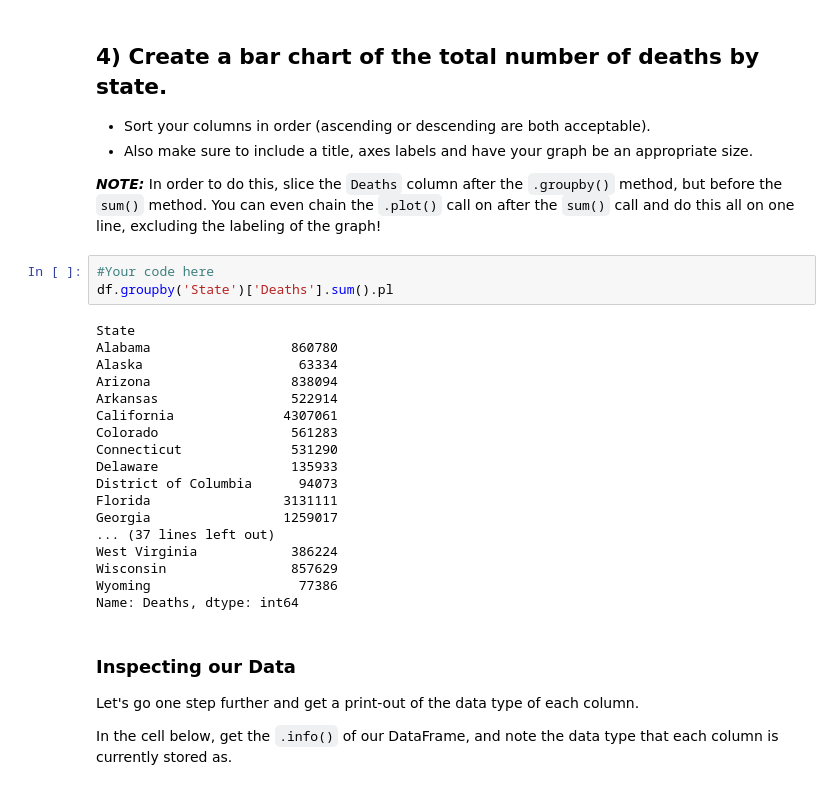
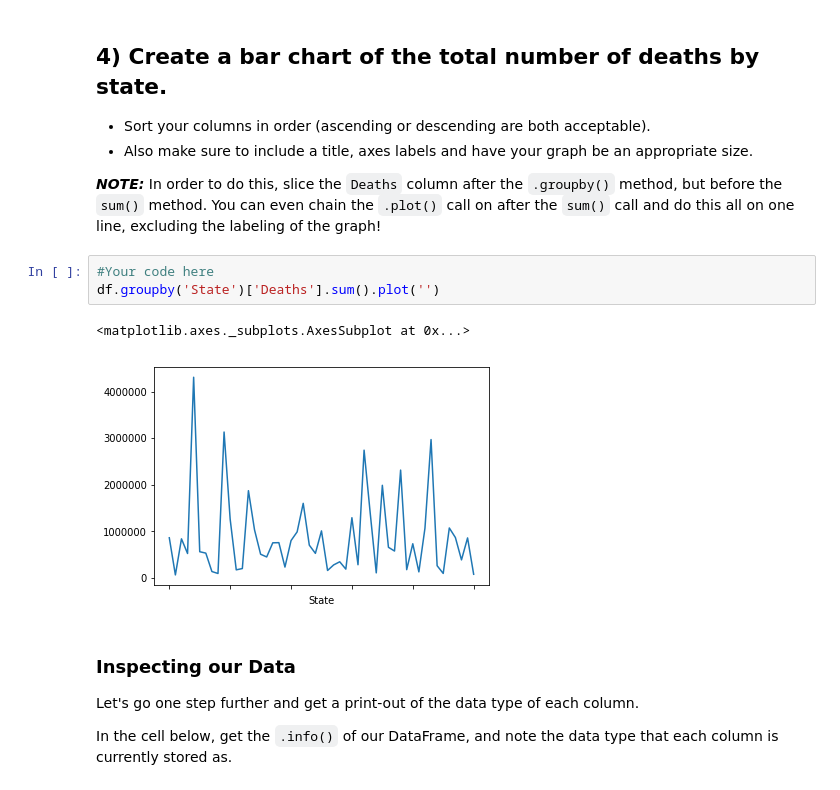
Before and after one commit to slieb74/dsc-1-04-09-pivot-tables-with-pandas-lab-nyc-career-ds-062518, a Jupyter notebook: index.ipynb, the cells around one changed output. Drawn from its saved outputs; the diff is of its cells as text.

```diff
--- a/index.ipynb
+++ b/index.ipynb
@@ -101,25 +101,10 @@ df.groupby(['Gender', 'Race']).min().head(8)
 **_NOTE:_** In order to do this, slice the `Deaths` column after the `.groupby()` method, but before the `sum()` method.  You can even chain the `.plot()` call on after the `sum()` call and do this all on one line, excluding the labeling of the graph!
 # %%
 #Your code here
-df.groupby('State')['Deaths'].sum().pl
+df.groupby('State')['Deaths'].sum().plot('')
 # %% [output]
-State
-Alabama                  860780
-Alaska                    63334
-Arizona                  838094
-Arkansas                 522914
-California              4307061
-Colorado                 561283
-Connecticut              531290
-Delaware                 135933
-District of Columbia      94073
-Florida                 3131111
-Georgia                 1259017
-... (37 lines left out)
-West Virginia            386224
-Wisconsin                857629
-Wyoming                   77386
-Name: Deaths, dtype: int64
+<matplotlib.axes._subplots.AxesSubplot at 0x...>
+[figure, added]
 # %% [markdown]
 ### Inspecting our Data
 
```
